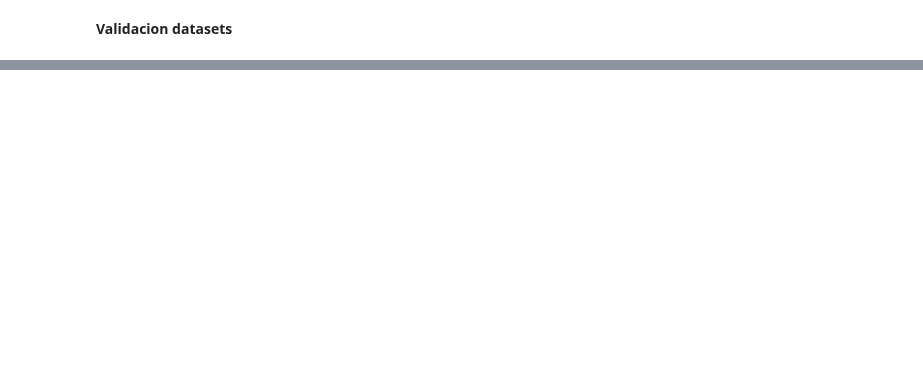
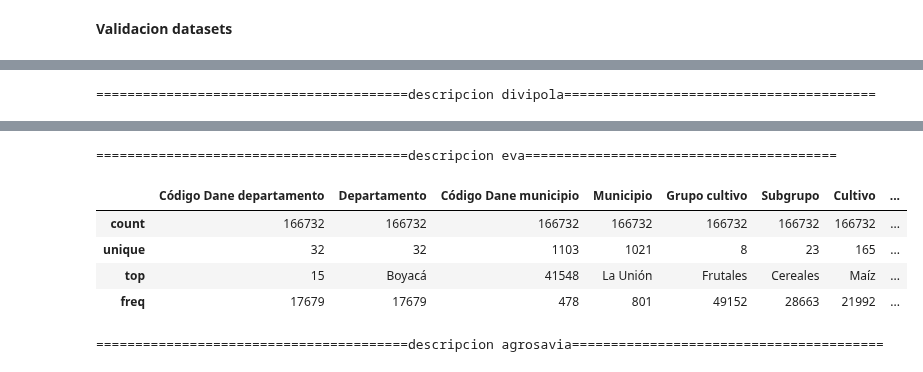
Before and after one commit to BrayanPineda1604/big-data-postgraduate-bpineda, a Jupyter notebook: kit/Notebooks/05_Example.ipynb, the cells around one changed output, grey strips where cells are left out. Saved outputs shown, nothing was run; the diff lists cells and outputs as text; code cells hidden in the pictures; blank space fills up the shorter version.

Commit message:
caracterizacion de columnas con problemas en agrosavia

```diff
--- a/kit/Notebooks/05_Example.ipynb
+++ b/kit/Notebooks/05_Example.ipynb
@@ -6,13 +6,13 @@ import numpy as np
 import os
 #Carga de datasets a memoria
 d_divipola = pd.read_csv("../data/raw/divipola.csv", dtype = str)
-d_agrosavia = pd.read_csv("../data/raw/agrosavia.csv", dtype = str)
+d_agrosavia = pd.read_csv("../data/raw/agrosavia.csv", usecols=["Secuencial","Fecha de Análisis","Departamento","Municipio"])
 d_eva = pd.read_csv("../data/raw/eva.csv", dtype = str)
 #Verificacion Columnas
-print("=======================================Columnas Divipola=======================================")
-print(d_divipola.columns)
-print("=======================================Columnas Agrosavia=======================================")
-print(d_agrosavia.columns)
-print("=======================================Columnas eva=======================================")
-print(d_eva.columns)
+print("=======================================Info Divipola=======================================")
+print(d_divipola.info())
+print("=======================================Info Agrosavia=======================================")
+print(d_agrosavia.info())
+print("=======================================Info eva=======================================")
+print(d_eva.info())
 # %% [output]
@@ -42,0 +52,10 @@ Tuplas divipola:  1122
+# %%
+pd.set_option('display.max_columns', None)
+print('========================================descripcion divipola========================================')
+display(d_divipola.describe())
+print('========================================descripcion eva========================================')
+display(d_eva.describe())
+print('========================================descripcion agrosavia========================================')
+display(d_agrosavia.describe())
+# %% [output]
+========================================descripcion divipola========================================
@@ -42,0 +67,7 @@ Tuplas divipola:  1122
+========================================descripcion eva========================================
+|  | Código Dane departamento | Departamento | Código Dane municipio | Municipio | Grupo cultivo | Subgrupo | Cultivo | ... |
+| count | 166732 | 166732 | 166732 | 166732 | 166732 | 166732 | 166732 | ... |
+| unique | 32 | 32 | 1103 | 1021 | 8 | 23 | 165 | ... |
+| top | 15 | Boyacá | 41548 | La Unión | Frutales | Cereales | Maíz | ... |
+| freq | 17679 | 17679 | 478 | 801 | 49152 | 28663 | 21992 | ... |
+========================================descripcion agrosavia========================================
```
Also changed, not shown: parts of 9 cells of this notebook.
